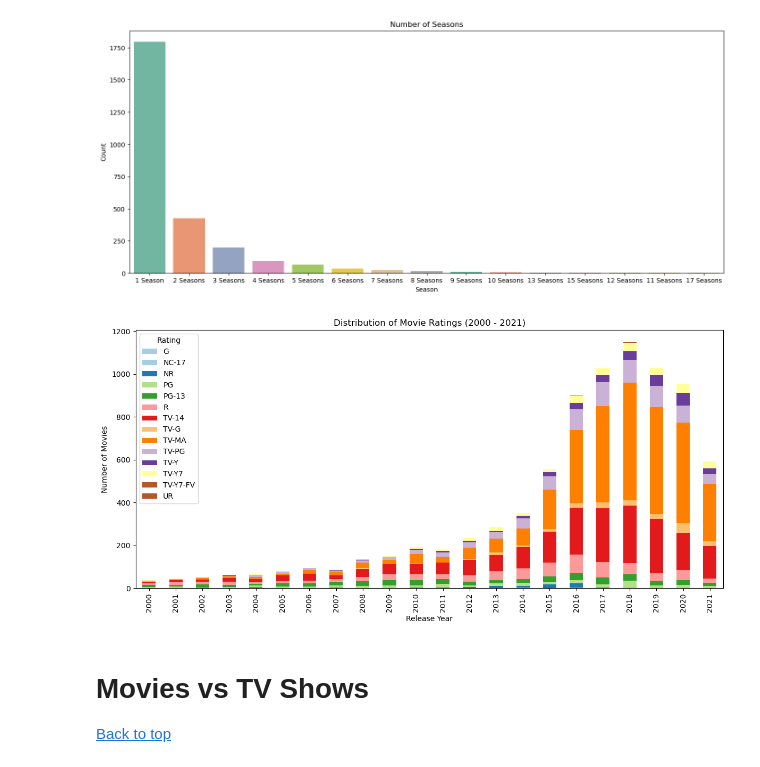
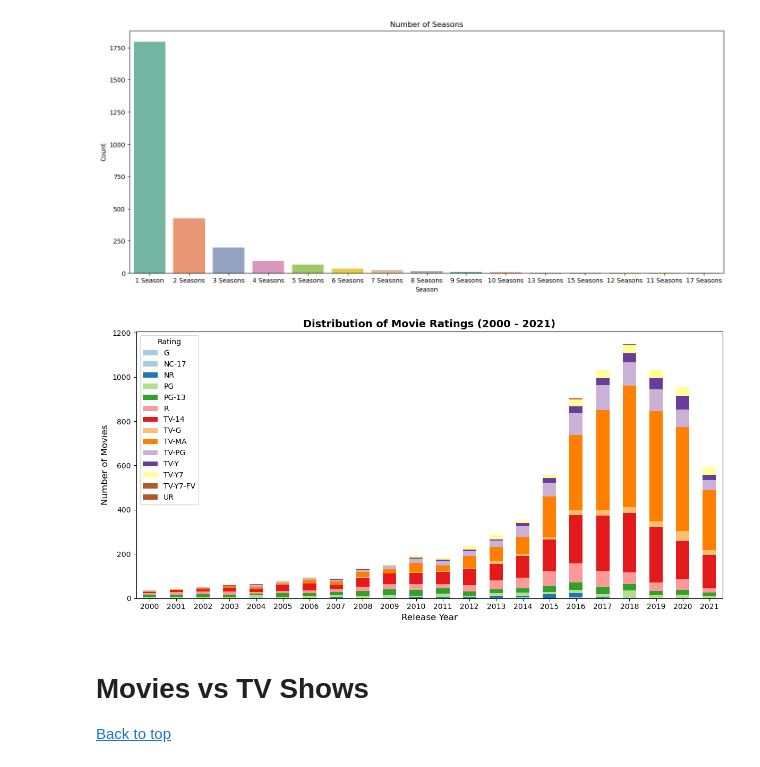
Before and after one commit to Omar-Elnazly/Netflix-Analysis, a Jupyter notebook: main notebook.ipynb, the cells around one changed output. Cells and saved outputs as stored; diff of their text form; code cells hidden in the pictures.

```diff
--- a/main notebook.ipynb
+++ b/main notebook.ipynb
@@ -92,0 +90,8 @@ def split_and_count(df,name,value):
+# %%
+def add_plot_labels(title,xlable,ylable,legend,grid):
+    plt.title(title,fontsize=14, fontweight='bold')
+    plt.xlabel(xlable, fontsize=12)
+    plt.ylabel(ylable, fontsize=12)
+    plt.legend(title=legend)
+    if grid:
+        plt.grid(color='gray', linestyle='--', linewidth=0.5, alpha=0.7)
@@ -190,15 +209,13 @@ plt.show()
 # %%
 rating_per_year = netflix_df.groupby('release_year')['rating'].value_counts().unstack(fill_value=0)
 rating_per_year = rating_per_year[rating_per_year.index > 1999]
 rating_per_year.plot(kind='bar', stacked=True, figsize=(12, 6), colormap='Paired')
-plt.title('Distribution of Movie Ratings (2000 - 2021)')
-plt.xlabel('Release Year')
-plt.ylabel('Number of Movies')
-plt.legend(title='Rating')
+add_plot_labels('Distribution of Movie Ratings (2000 - 2021)','Release Year','Number of Movies','Rating',False)
+plt.xticks(rotation=360)
 plt.tight_layout()
 plt.show()
 # %% [output]
-[figure, old version]
+[figure, new version]
 # %% [markdown]
 <a id='comparsion'></a>
 # Movies vs TV Shows
```
Also changed, not shown: parts of 20 cells of this notebook, 1 other file.
